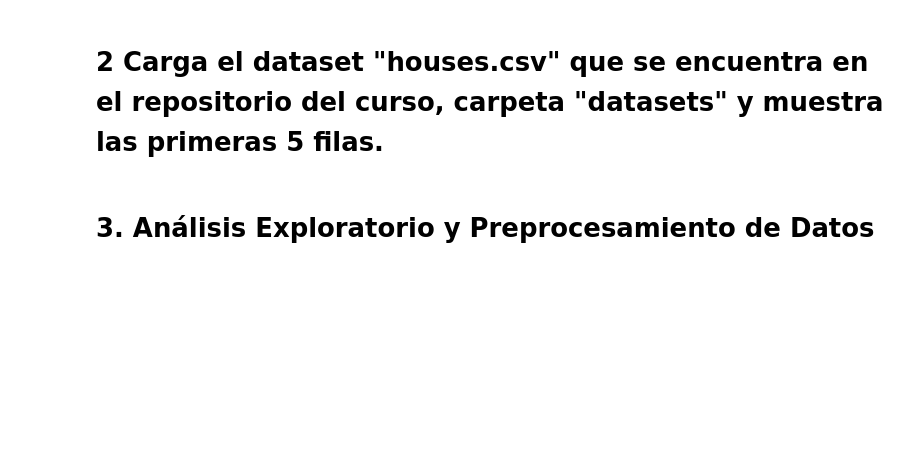
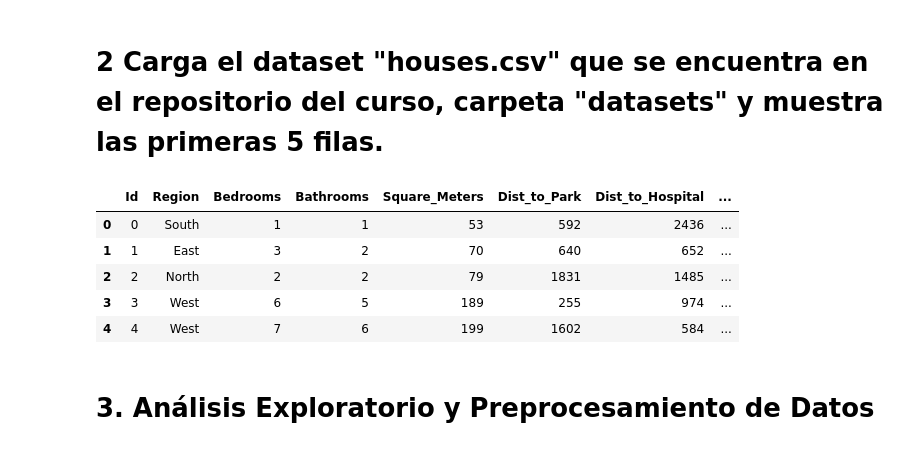
Before and after one commit to ferneyreina19/2025-segundo-semestre-ia-economia, a Jupyter notebook: clases/4_Aprendizaje_no_supervisado/3_Taller_PCA.ipynb, the cells around one changed output. Saved outputs shown, nothing was run; the diff lists cells and outputs as text; code cells hidden in the pictures; blank space fills up the shorter version.

```diff
--- a/clases/4_Aprendizaje_no_supervisado/3_Taller_PCA.ipynb
+++ b/clases/4_Aprendizaje_no_supervisado/3_Taller_PCA.ipynb
@@ -72,3 +82,13 @@ plt.rcParams['figure.figsize'] = (10, 6)
+# %%
+df = pd.read_csv('houses.csv', sep=',')
+df.head()
+# %% [output]
+|  | Id | Region | Bedrooms | Bathrooms | Square_Meters | Dist_to_Park | Dist_to_Hospital | ... |
+| 0 | 0 | South | 1 | 1 | 53 | 592 | 2436 | ... |
+| 1 | 1 | East | 3 | 2 | 70 | 640 | 652 | ... |
+| 2 | 2 | North | 2 | 2 | 79 | 1831 | 1485 | ... |
+| 3 | 3 | West | 6 | 5 | 189 | 255 | 974 | ... |
+| 4 | 4 | West | 7 | 6 | 199 | 1602 | 584 | ... |
 # %% [markdown]
 # 3. Análisis Exploratorio y Preprocesamiento de Datos
 # %% [markdown]
```
Also changed, not shown: parts of 27 cells of this notebook, 1 other file.
